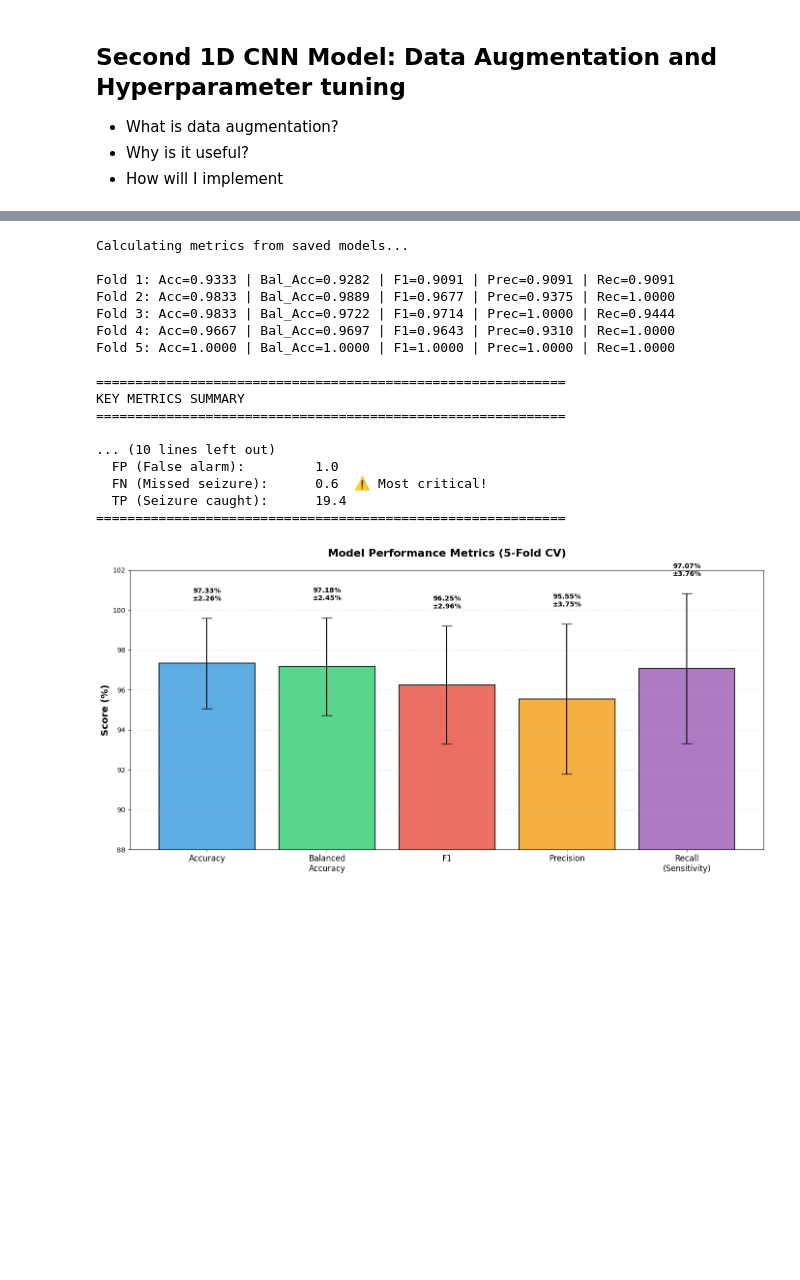
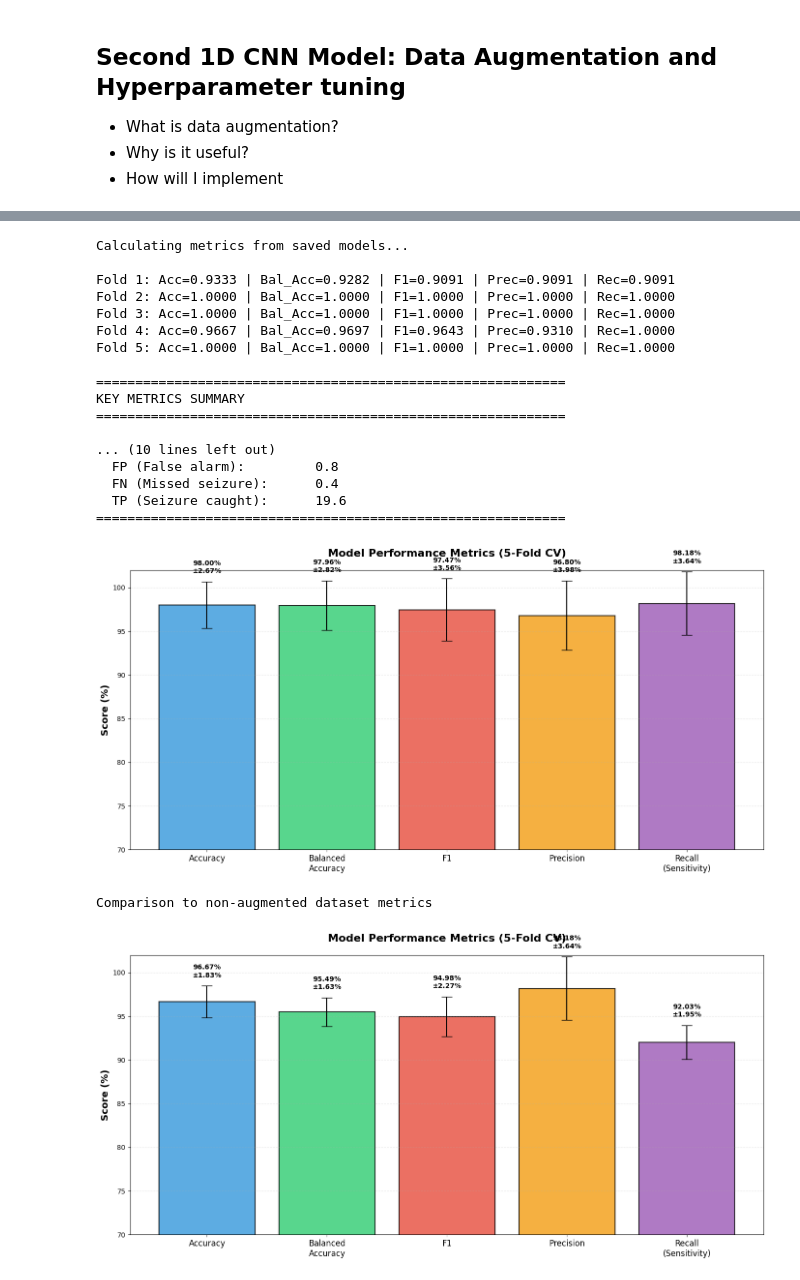
Before and after one commit to nmarryatt/EEG-Seizure-Classification, a Jupyter notebook: notebooks/Seer_Technical.ipynb, the cells around one changed output, grey strips where cells are left out. Saved outputs shown, nothing was run; the diff lists cells and outputs as text; code cells hidden in the pictures; blank space fills up the shorter version.

```diff
--- a/notebooks/Seer_Technical.ipynb
+++ b/notebooks/Seer_Technical.ipynb
@@ -383,9 +408,9 @@ class simple_EEG_CNN(nn.Module):
 
         return x
 # %%
-importlib.reload(scripts.CV)
-from scripts.CV import train_with_kfold_cv
-device = torch.device("cuda" if torch.cuda.is_available() else "cpu")
+# Since this code is running on an M series chip (arm64), use MPS. In a cloud environment use CUDA.
+#device = torch.device("cuda" if torch.cuda.is_available() else "cpu")
+device = torch.device("mps" if torch.backends.mps.is_available() else "cpu")
 fold_results = train_with_kfold_cv(
     X,
     y,
@@ -542,27 +561,32 @@ FOLD 1/5
 # %%
 # Calculate metrics
 metrics_with_aug = calculate_metrics_from_saved_models(
-    X, y, simple_EEG_CNN, n_splits=5, device=device
-)
+    X, y, simple_EEG_CNN, n_splits=5, device=device)
+
 print_quick_summary(metrics_with_aug)
 plot_metrics_comparison(metrics_with_aug)
+
+print("Comparison to non-augmented dataset metrics")
+plot_metrics_comparison(metrics)
 # %% [output]
 Calculating metrics from saved models...
 
 Fold 1: Acc=0.9333 | Bal_Acc=0.9282 | F1=0.9091 | Prec=0.9091 | Rec=0.9091
-Fold 2: Acc=0.9833 | Bal_Acc=0.9889 | F1=0.9677 | Prec=0.9375 | Rec=1.0000
-Fold 3: Acc=0.9833 | Bal_Acc=0.9722 | F1=0.9714 | Prec=1.0000 | Rec=0.9444
+Fold 2: Acc=1.0000 | Bal_Acc=1.0000 | F1=1.0000 | Prec=1.0000 | Rec=1.0000
+Fold 3: Acc=1.0000 | Bal_Acc=1.0000 | F1=1.0000 | Prec=1.0000 | Rec=1.0000
 Fold 4: Acc=0.9667 | Bal_Acc=0.9697 | F1=0.9643 | Prec=0.9310 | Rec=1.0000
 Fold 5: Acc=1.0000 | Bal_Acc=1.0000 | F1=1.0000 | Prec=1.0000 | Rec=1.0000
 
 ============================================================
 KEY METRICS SUMMARY
 ============================================================
 
 ... (10 lines left out)
-  FP (False alarm):         1.0
-  FN (Missed seizure):      0.6  ⚠️ Most critical!
-  TP (Seizure caught):      19.4
+  FP (False alarm):         0.8
+  FN (Missed seizure):      0.4
+  TP (Seizure caught):      19.6
 ============================================================
-[figure, old version]
+[figure, new version]
+Comparison to non-augmented dataset metrics
+[figure, added]
 # %%
```
Also changed, not shown: parts of 19 cells of this notebook.
